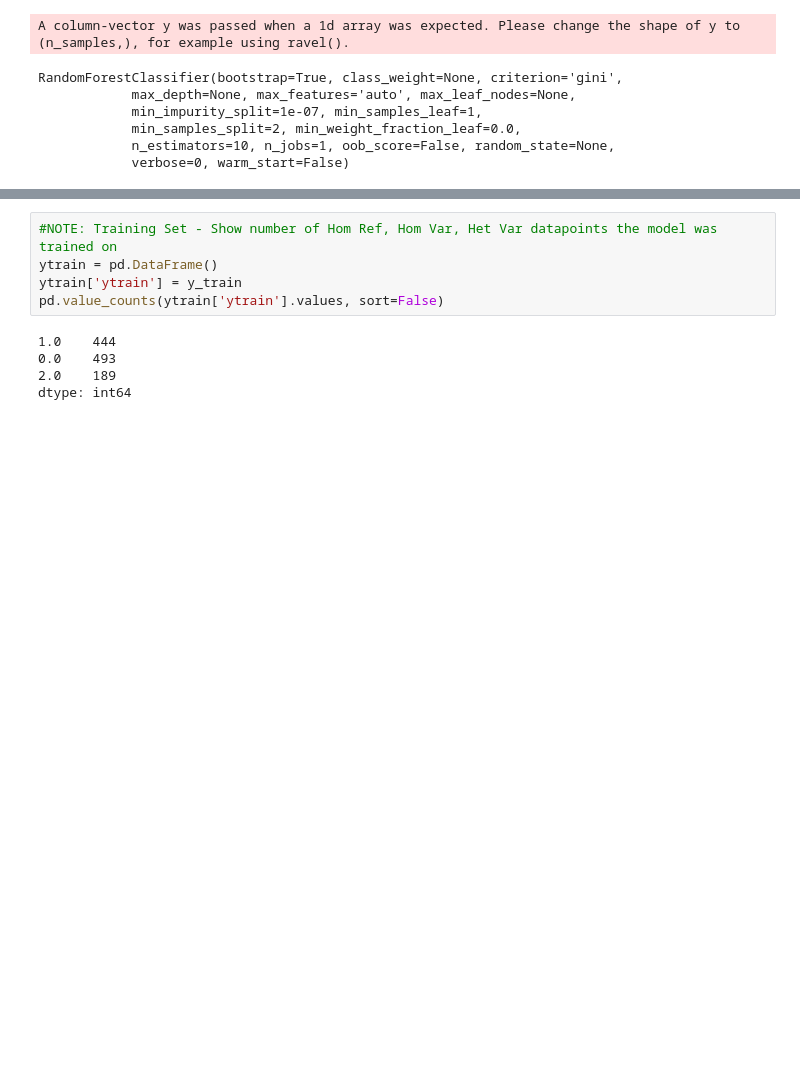
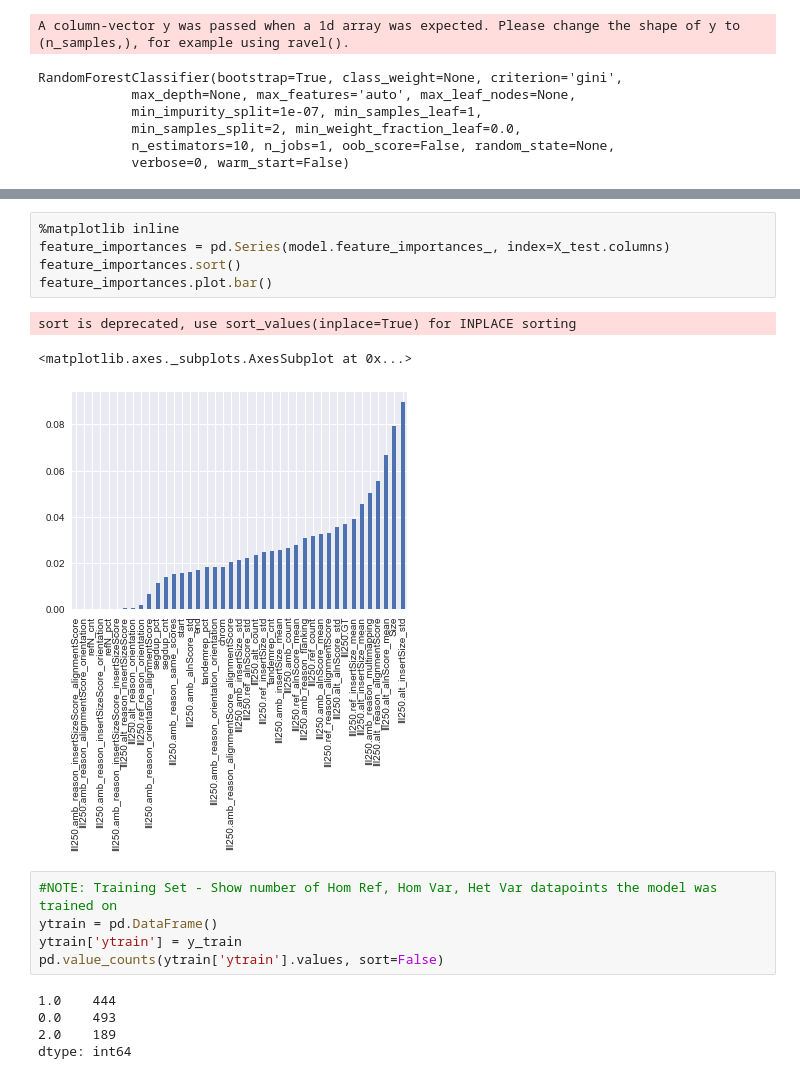
Before and after one commit to lesleymaraina/NIST, a Jupyter notebook: Notebooks/SVanalyzer_ML/DEL/results/250bp/DEL_250bp_EM_HR_IC_2.ipynb, the cells around one changed output, grey strips where cells are left out. Saved outputs shown, nothing was run; the diff lists cells and outputs as text; blank space fills up the shorter version.

```diff
--- a/Notebooks/SVanalyzer_ML/DEL/results/250bp/DEL_250bp_EM_HR_IC_2.ipynb
+++ b/Notebooks/SVanalyzer_ML/DEL/results/250bp/DEL_250bp_EM_HR_IC_2.ipynb
@@ -241,3 +267,12 @@ RandomForestClassifier(bootstrap=True, class_weight=None, criterion='gini',
+# %%
+%matplotlib inline
+feature_importances = pd.Series(model.feature_importances_, index=X_test.columns)
+feature_importances.sort()
+feature_importances.plot.bar()
+# %% [output]
+sort is deprecated, use sort_values(inplace=True) for INPLACE sorting
+<matplotlib.axes._subplots.AxesSubplot at 0x...>
+[figure, added]
 # %%
 #NOTE: Training Set - Show number of Hom Ref, Hom Var, Het Var datapoints the model was trained on
 ytrain = pd.DataFrame()
```
Also changed, not shown: parts of 9 cells of this notebook, 10 other files.
